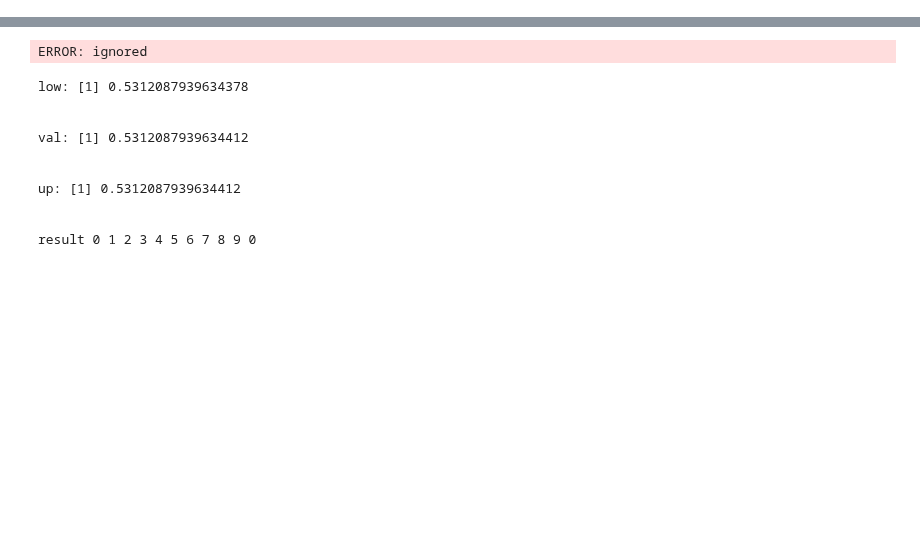
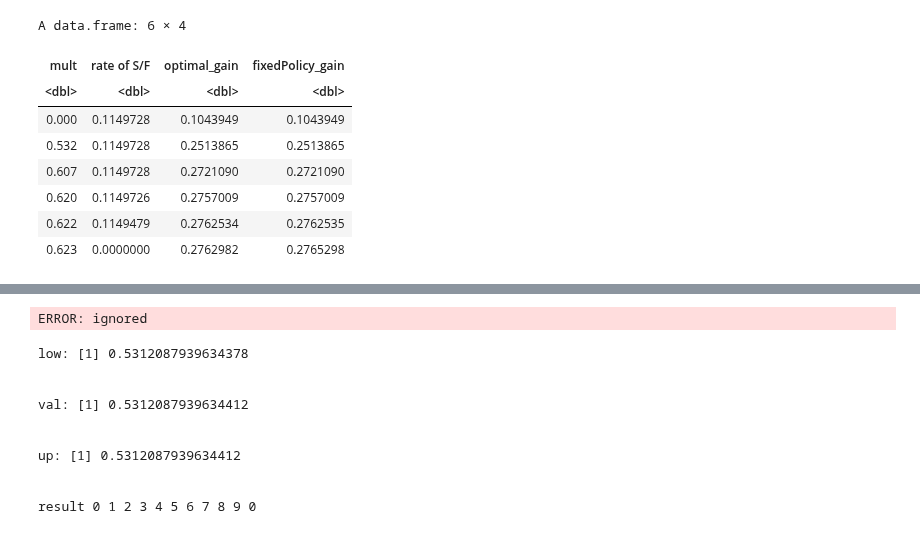
Before and after one commit to IshtiSikder/Optimal-allocation-of-rescue-teams-for-hostage-situations, a Jupyter notebook: toy_prob.ipynb, the cells around one changed output, grey strips where cells are left out. Saved outputs shown, nothing was run; the diff lists cells and outputs as text; code cells hidden in the pictures; blank space fills up the shorter version.

```diff
--- a/toy_prob.ipynb
+++ b/toy_prob.ipynb
@@ -513,0 +517,4 @@ gain = unlist(lst[[3]])
+# %%
+data = data.frame(mult_val,rate_of_success_or_failure,gain,fixed)
+#to name the columns we use names() function
+names(data) = c("mult","rate of S/F",'optimal_gain','fixedPolicy_gain')
@@ -513,0 +536,12 @@ gain = unlist(lst[[3]])
+# %%
+data
+# %% [output]
+A data.frame: 6 × 4
+| mult | rate of S/F | optimal_gain | fixedPolicy_gain |
+| <dbl> | <dbl> | <dbl> | <dbl> |
+| 0.000 | 0.1149728 | 0.1043949 | 0.1043949 |
+| 0.532 | 0.1149728 | 0.2513865 | 0.2513865 |
+| 0.607 | 0.1149728 | 0.2721090 | 0.2721090 |
+| 0.620 | 0.1149726 | 0.2757009 | 0.2757009 |
+| 0.622 | 0.1149479 | 0.2762534 | 0.2762535 |
+| 0.623 | 0.0000000 | 0.2762982 | 0.2765298 |
```
Also changed, not shown: parts of 15 cells of this notebook.
